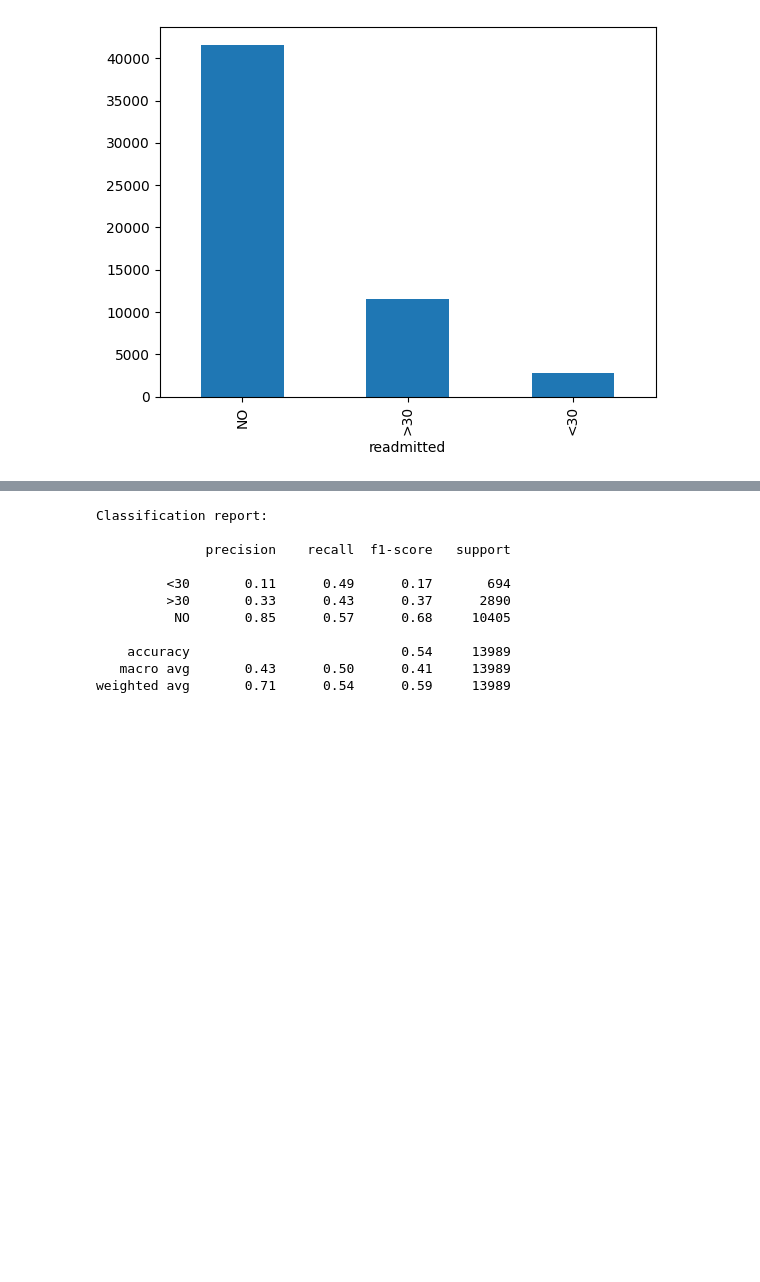
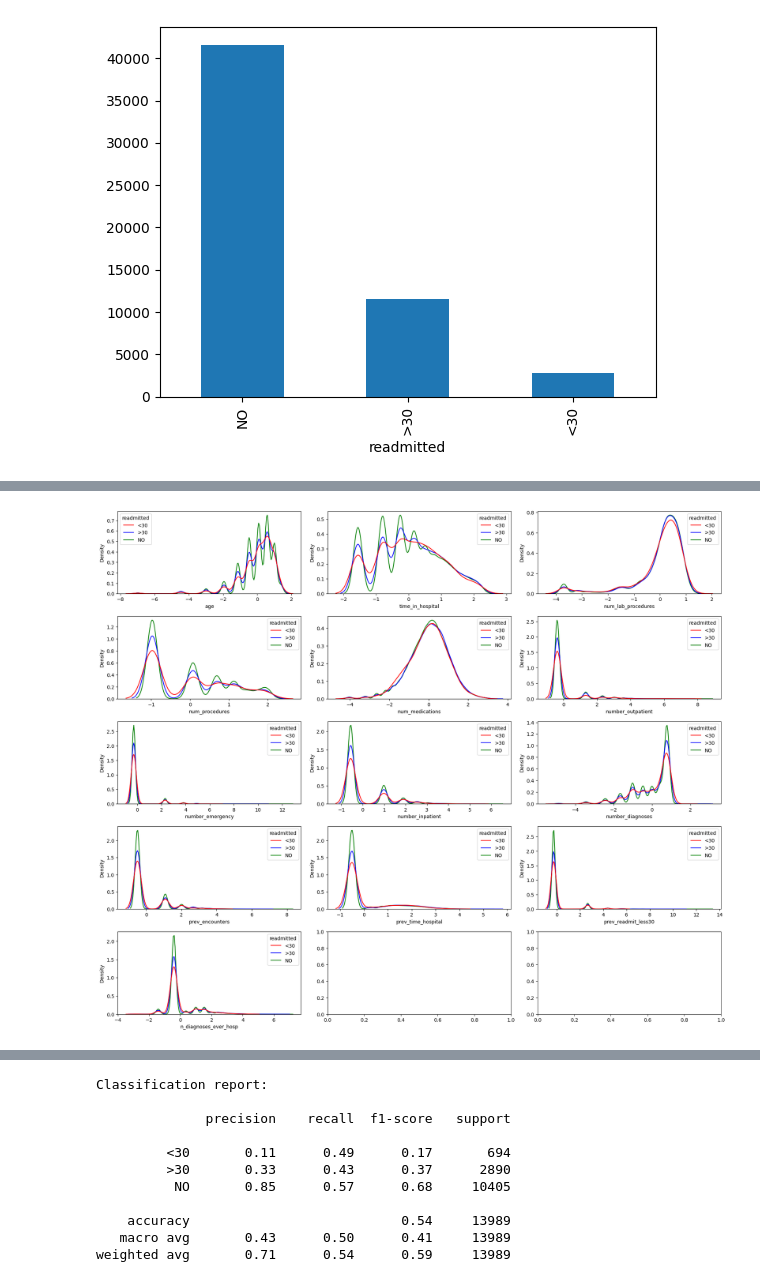
Before and after one commit to bennettJG/data17200project, a Jupyter notebook: Supervised_Learning.ipynb, the cells around one changed output, grey strips where cells are left out. Saved outputs shown, nothing was run; the diff lists cells and outputs as text; code cells hidden in the pictures; blank space fills up the shorter version.

```diff
--- a/Supervised_Learning.ipynb
+++ b/Supervised_Learning.ipynb
@@ -86,0 +103,4 @@ y_train['readmitted'].value_counts().plot.bar(x='readmitted')
+# %%
+num_cols =['age', 'time_in_hospital', 'num_lab_procedures', 'num_procedures', 'num_medications', 'number_outpatient', 'number_emergency', 'number_inpatient',
+           'number_diagnoses', 'prev_encounters', 'prev_time_hospital','prev_readmit_less30', 'n_diagnoses_ever_hosp']
+X_train_scaled[num_cols].describe()
@@ -87 +117,14 @@ y_train['readmitted'].value_counts().plot.bar(x='readmitted')
+# %%
+import seaborn as sns
+fig, ax = plt.subplots(5, 3, figsize=(18, 15))
+axes = np.ravel(ax)
+
+train_with_target = pd.concat([y_train['readmitted'], X_train_scaled[num_cols]], axis=1)
+for a, c in zip(axes, num_cols):
+    sns.kdeplot(x=c, data=train_with_target, hue='readmitted', palette={'<30': 'r', '>30': 'b', 'NO': 'g'}, ax=a, common_norm=False)
+    a.set_xlabel(c)
+
+plt.tight_layout()
+# %% [output]
+[figure, added]
 # %% [markdown]
```
Also changed, not shown: parts of 19 cells of this notebook.
